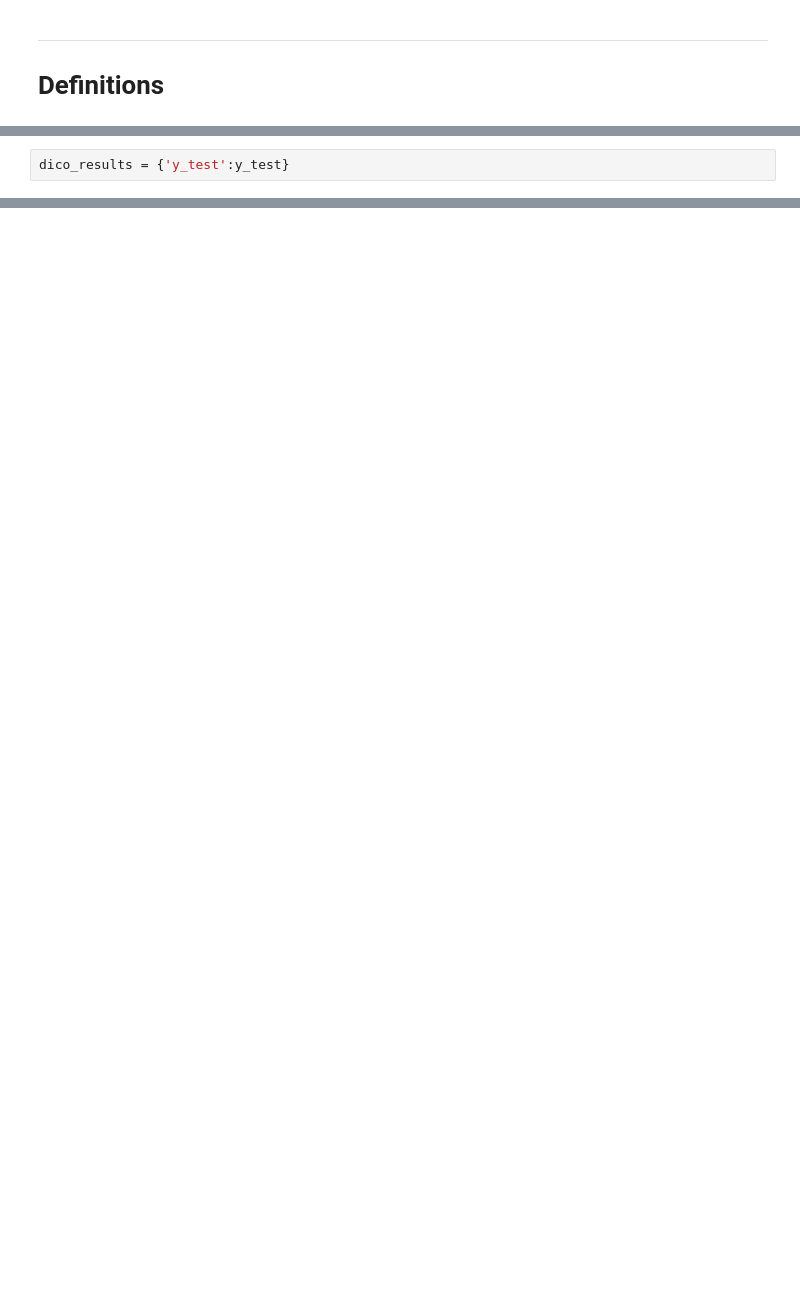
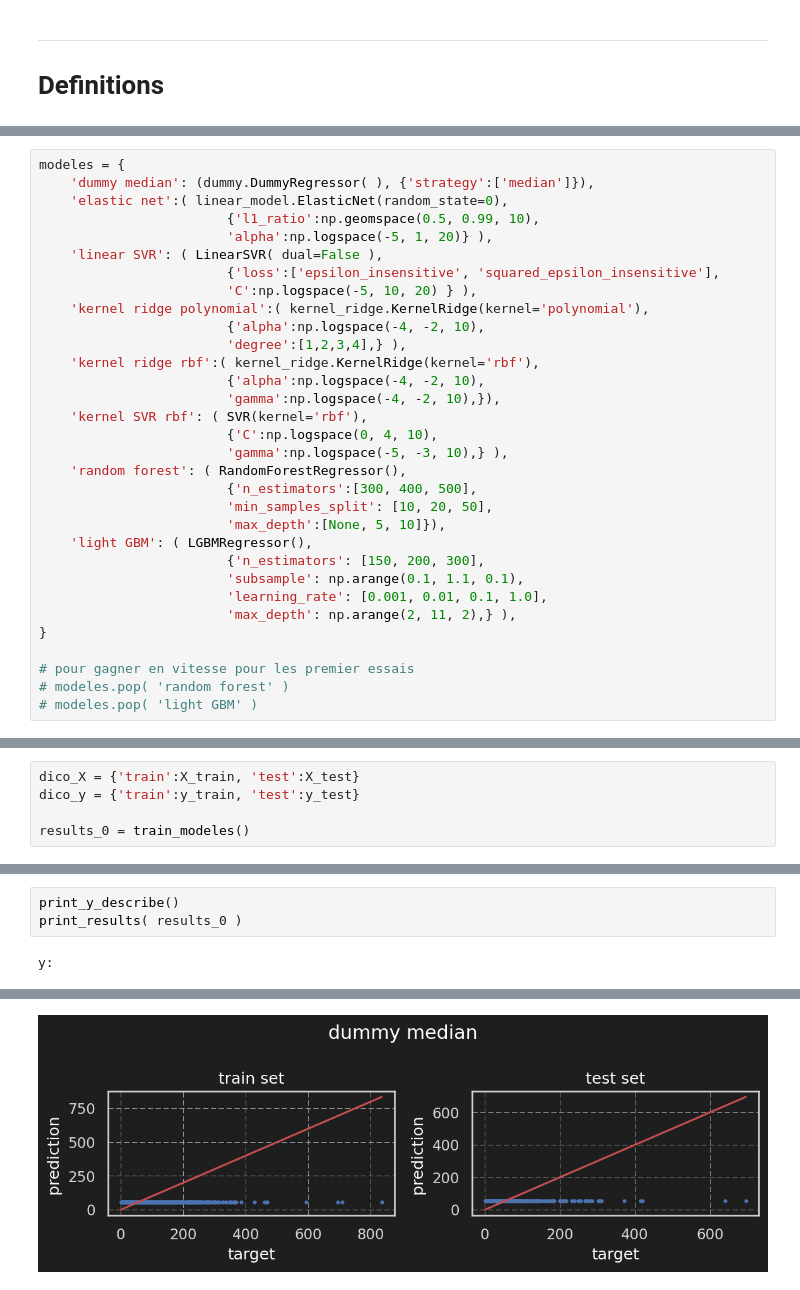
Before and after one commit to Thomas-Durand-Texte/OC-formation-Ingenieur-Machine-Learning, a Jupyter notebook: Projetcs/03_energy/Modelisation_energy.ipynb, the cells around one changed output, grey strips where cells are left out. Drawn from its saved outputs; the diff is of its cells as text; blank space fills up the shorter version.

```diff
--- a/Projetcs/03_energy/Modelisation_energy.ipynb
+++ b/Projetcs/03_energy/Modelisation_energy.ipynb
@@ -406,2 +363,0 @@ X_train: (1236, 44)
-# %%
-dico_results = {'y_test':y_test}
@@ -860,0 +366,32 @@ Text(0.5, 1.0, 'train set')
+# %%
+modeles = {
+    'dummy median': (dummy.DummyRegressor( ), {'strategy':['median']}),
+    'elastic net':( linear_model.ElasticNet(random_state=0),
+                        {'l1_ratio':np.geomspace(0.5, 0.99, 10),
+                        'alpha':np.logspace(-5, 1, 20)} ),
+    'linear SVR': ( LinearSVR( dual=False ),
+                        {'loss':['epsilon_insensitive', 'squared_epsilon_insensitive'],
+                        'C':np.logspace(-5, 10, 20) } ),
+    'kernel ridge polynomial':( kernel_ridge.KernelRidge(kernel='polynomial'),
+                        {'alpha':np.logspace(-4, -2, 10),
+                        'degree':[1,2,3,4],} ),
+    'kernel ridge rbf':( kernel_ridge.KernelRidge(kernel='rbf'),
+                        {'alpha':np.logspace(-4, -2, 10),
+                        'gamma':np.logspace(-4, -2, 10),}),
+    'kernel SVR rbf': ( SVR(kernel='rbf'),
+                        {'C':np.logspace(0, 4, 10),
+                        'gamma':np.logspace(-5, -3, 10),} ),
+    'random forest': ( RandomForestRegressor(),
+                        {'n_estimators':[300, 400, 500],
+                        'min_samples_split': [10, 20, 50],
+                        'max_depth':[None, 5, 10]}),
+    'light GBM': ( LGBMRegressor(),
+                        {'n_estimators': [150, 200, 300],
+                        'subsample': np.arange(0.1, 1.1, 0.1),
+                        'learning_rate': [0.001, 0.01, 0.1, 1.0],
+                        'max_depth': np.arange(2, 11, 2),} ),
+}
+
+# pour gagner en vitesse pour les premier essais
+# modeles.pop( 'random forest' )
+# modeles.pop( 'light GBM' )
@@ -860,0 +549,5 @@ Text(0.5, 1.0, 'train set')
+# %%
+dico_X = {'train':X_train, 'test':X_test}
+dico_y = {'train':y_train, 'test':y_test}
+
+results_0 = train_modeles()
@@ -860,0 +572,5 @@ Text(0.5, 1.0, 'train set')
+# %%
+print_y_describe()
+print_results( results_0 )
+# %% [output]
+y:
@@ -860,0 +605 @@ Text(0.5, 1.0, 'train set')
+[figure, added]
```
Also changed, not shown: parts of 61 cells of this notebook, 2 other files.
